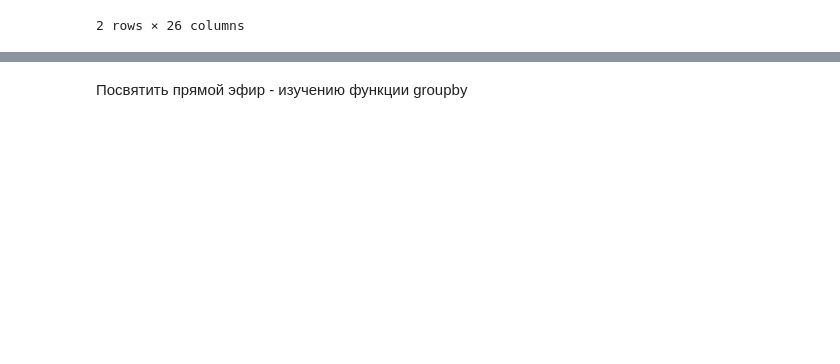
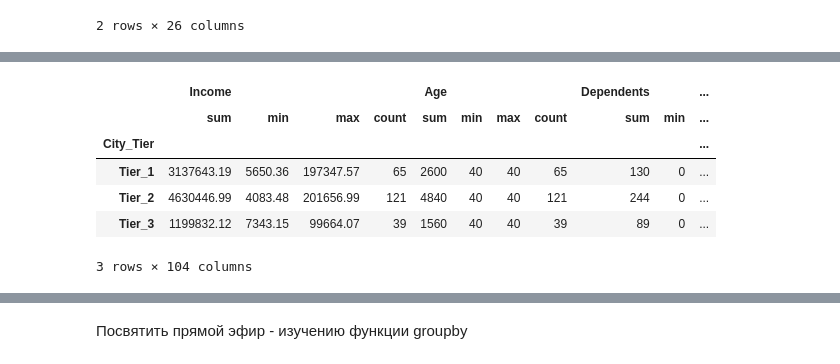
Before and after one commit to mks2607/Data_mks, a Jupyter notebook: Indian_Personal_Finance_and_Spending_Habits.ipynb, the cells around one changed output, grey strips where cells are left out. Saved outputs shown, nothing was run; the diff lists cells and outputs as text; code cells hidden in the pictures; blank space fills up the shorter version.

```diff
--- a/Indian_Personal_Finance_and_Spending_Habits.ipynb
+++ b/Indian_Personal_Finance_and_Spending_Habits.ipynb
@@ -227,0 +243,11 @@ grouped_max
+# %%
+result = df.groupby('City_Tier').agg(['sum', 'min','max', 'count'])
+result
+# %% [output]
+|  | Income |  |  |  | Age |  |  |  | Dependents |  | ... |
+|  | sum | min | max | count | sum | min | max | count | sum | min | ... |
+| City_Tier |  |  |  |  |  |  |  |  |  |  | ... |
+| Tier_1 | 3137643.19 | 5650.36 | 197347.57 | 65 | 2600 | 40 | 40 | 65 | 130 | 0 | ... |
+| Tier_2 | 4630446.99 | 4083.48 | 201656.99 | 121 | 4840 | 40 | 40 | 121 | 244 | 0 | ... |
+| Tier_3 | 1199832.12 | 7343.15 | 99664.07 | 39 | 1560 | 40 | 40 | 39 | 89 | 0 | ... |
+3 rows × 104 columns
```
Also changed, not shown: parts of 10 cells of this notebook.
